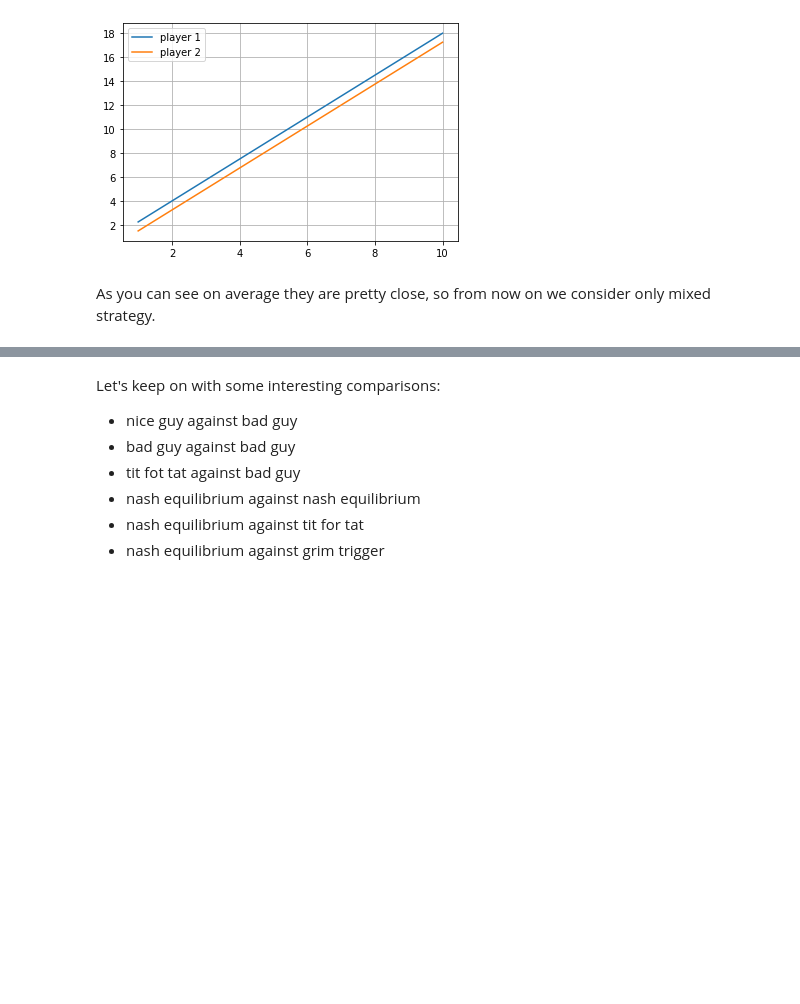
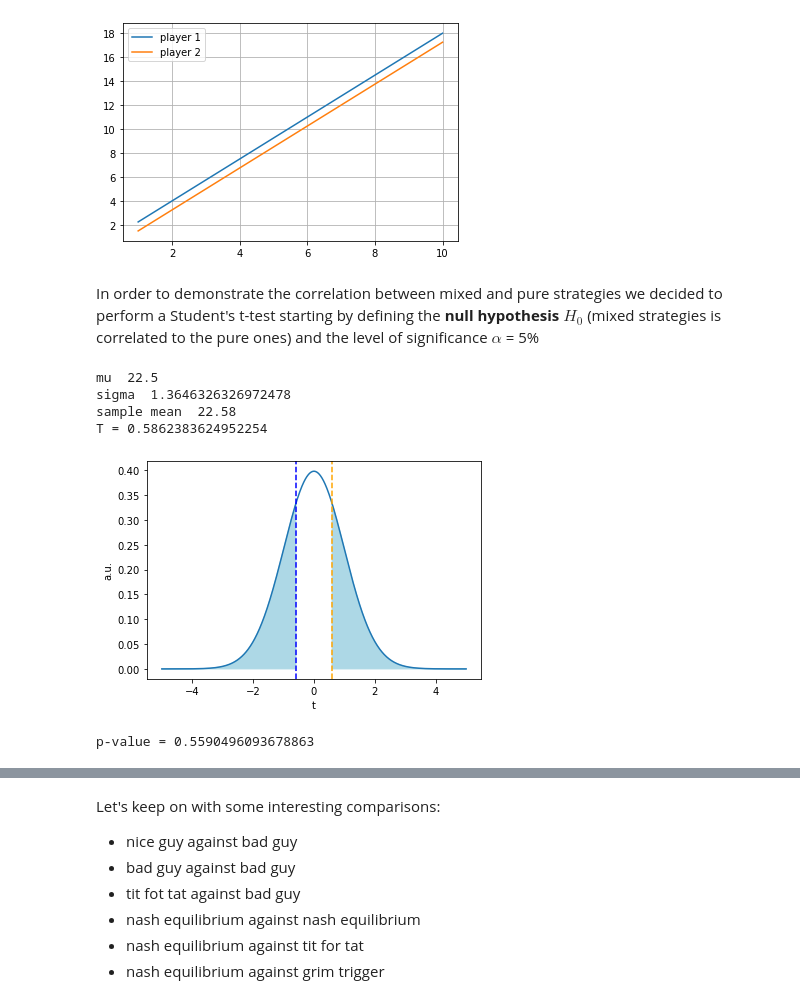
Before and after one commit to nicoladalbello2/HLPProject, a Jupyter notebook: Project.ipynb, the cells around one changed output, grey strips where cells are left out. Saved outputs shown, nothing was run; the diff lists cells and outputs as text; code cells hidden in the pictures; blank space fills up the shorter version.

Commit message:
find p-value

```diff
--- a/Project.ipynb
+++ b/Project.ipynb
@@ -241,7 +242,7 @@ As we can see in this specific total outcomes depend on the strategy adopted by
 
 Let's run it a lot of time and let's see what happenes
 # %%
-repetition = 100000
+repetition = 1000
 mainly_nice_outcome = 0
 tit_for_tat_outcome = 0
 for i in range(repetition):
@@ -281,5 +282,3 @@ The outcome of the second player is:
 The total outcome for the first player is: 18.0
 The total outcome for the second player is: 17.25
 [figure]
-# %% [markdown]
-As you can see on average they are pretty close, so from now on we consider only mixed strategy.
@@ -287,0 +285,40 @@ As you can see on average they are pretty close, so from now on we consider only
+# %% [markdown]
+In order to demonstrate the correlation between mixed and pure strategies we decided to perform a Student's t-test starting by defining the **null hypothesis** $H_0$ (mixed strategies is correlated to the pure ones) and the level of significance $\alpha$ = 5%
+# %%
+mu = play(mainly_nice_mixed, nice_guy, n, verbose=False)[0]
+print("mu =", mu)
+
+samples_size = 100 # the size of the data sample
+samples = []
+for i in range(samples_size):
+    p1_out = play(mainly_nice, nice_guy, n)[0]
+    samples.append(p1_out)
+
+samples = np.array(samples)
+sigma = np.sqrt(np.var(samples, ddof=1))
+print("sigma =", sigma)
+sample_mean = np.mean(samples)
+print("sample mean =", sample_mean)
+T = abs((sample_mean - mu) / (sigma / np.sqrt(samples_size)))
+print("T =", T)
+
+x = np.linspace(-5, +5, 1000)
+y = stats.t.pdf(x, samples_size - 1)
+plt.plot(x, y)
+plt.fill_between(x, y, where=np.abs(x) > np.abs(T), color='lightblue')
+plt.axvline(T, linestyle='--', color='orange')
+plt.axvline(-T, linestyle='--', color='blue')
+plt.ylabel("a.u.")
+plt.xlabel("t")
+plt.show()
+
+# now we calculate the p-value. Since it's double sided:
+pvalue = stats.t.cdf(-T, samples_size - 1) + (1. - stats.t.cdf(T, samples_size - 1))
+print("p-value =", pvalue)
+# %% [output]
+mu  22.5
+sigma  1.3646326326972478
+sample mean  22.58
+T = 0.5862383624952254
+[figure, added]
+p-value = 0.5590496093678863
```
Also changed, not shown: parts of 7 cells of this notebook.
